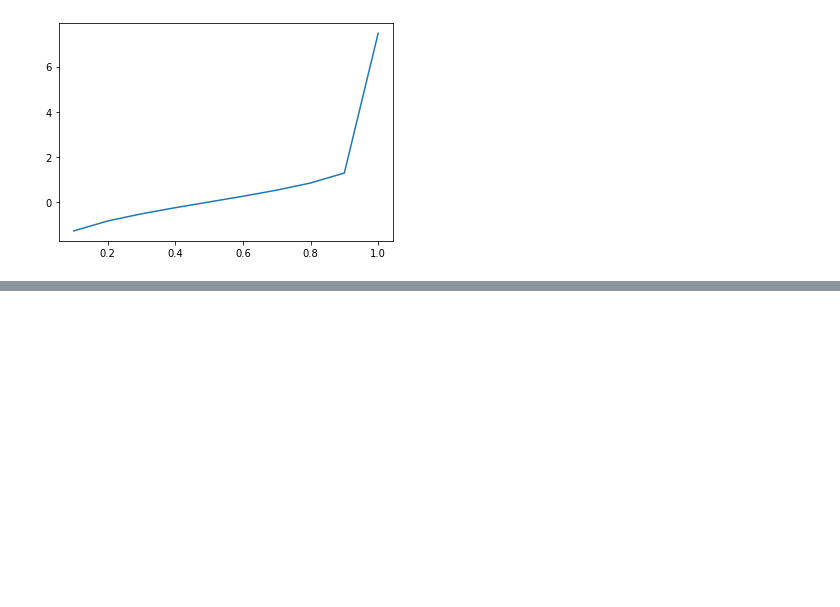
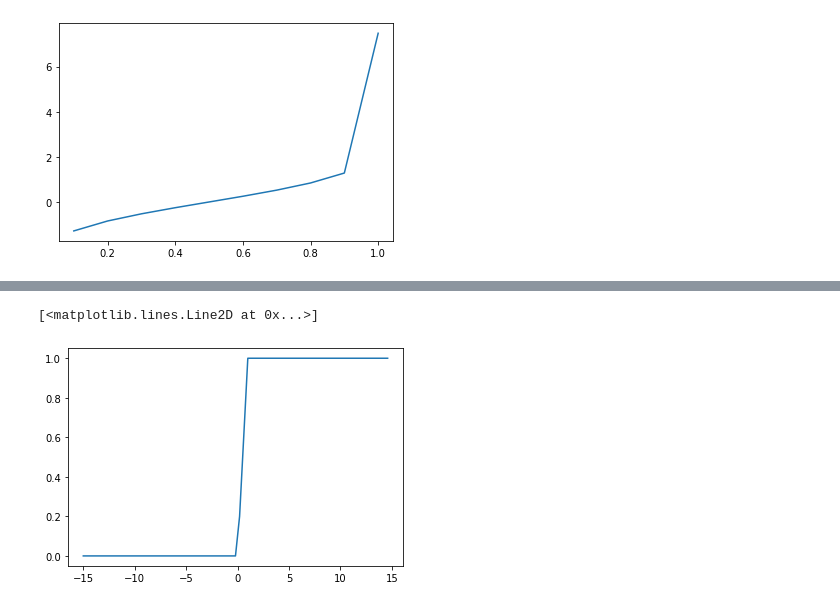
Before and after one commit to andreaj-it/probability-distribution-exercises-project-with-python, a Jupyter notebook: notebook/problems.ipynb, the cells around one changed output, grey strips where cells are left out. Cells and saved outputs as stored; diff of their text form; code cells hidden in the pictures; blank space fills up the shorter version.

```diff
--- a/notebook/problems.ipynb
+++ b/notebook/problems.ipynb
@@ -128,0 +143,6 @@ plt.plot(x,qnormal(x,mean=0,sd=1))
+# %%
+def puniforme(x,mean=0,sd =1):
+  #cumulative of the Uniforme distribution
+    from scipy.stats import uniform
+    result=uniform.cdf(x,loc=mean,scale=sd)
+    return result
@@ -128,0 +177,5 @@ plt.plot(x,qnormal(x,mean=0,sd=1))
+# %%
+plt.plot(x,puniforme(x,mean=0,sd=1))
+# %% [output]
+[<matplotlib.lines.Line2D at 0x...>]
+[figure, added]
```
Also changed, not shown: parts of 9 cells of this notebook.
